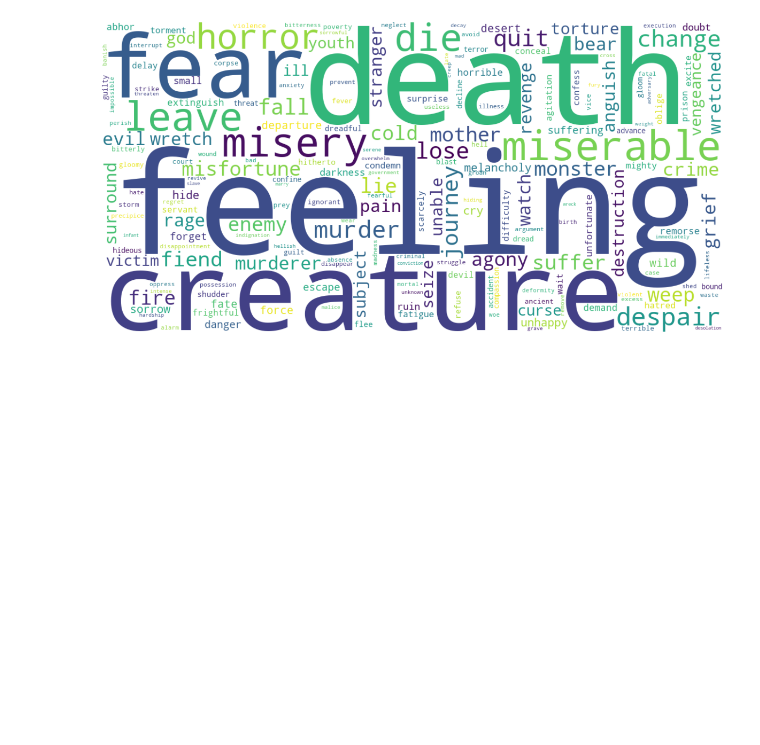
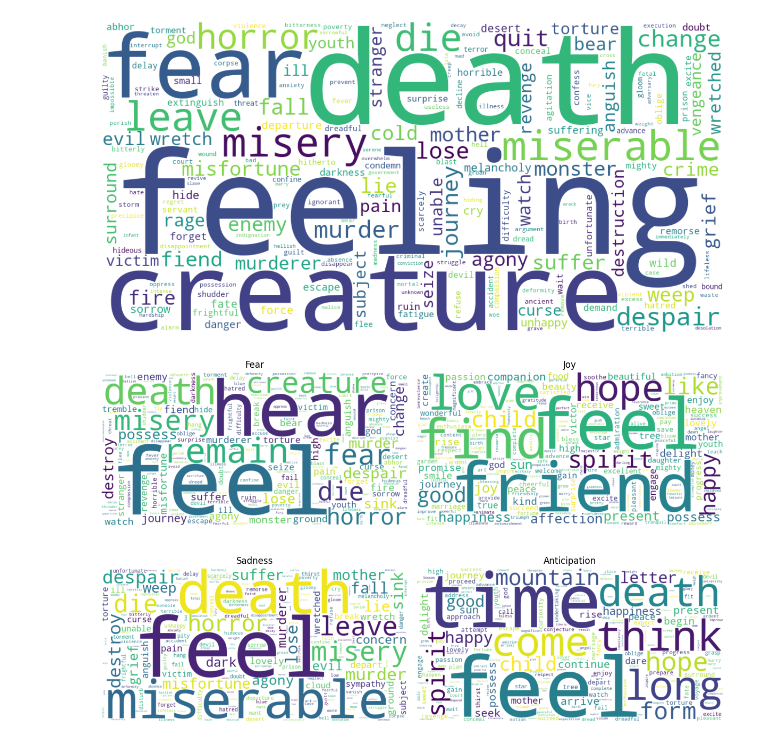
Before and after one commit to jruedas1/digital-humanities-literary-analysis, a Jupyter notebook: frankenstein.ipynb, the cells around one changed output. Cells and saved outputs as stored; diff of their text form; code cells hidden in the pictures; blank space fills up the shorter version.

Commit message:
explore emotion words in frankenstein

```diff
--- a/frankenstein.ipynb
+++ b/frankenstein.ipynb
@@ -176,0 +209,8 @@ plt.show()
+# %%
+fear_counts = generate_emotion_dict('fear_lexicon.txt', frank_doc, nlp)
+# %%
+joy_counts = generate_emotion_dict('joy_lexicon.txt', frank_doc, nlp)
+# %%
+sadness_counts = generate_emotion_dict('sadness_lexicon.txt', frank_doc, nlp)
+# %%
+anticipation_counts = generate_emotion_dict('anticipation_lexicon.txt', frank_doc, nlp)
@@ -176,0 +270,19 @@ plt.show()
+# %%
+plot_wordcloud_grid(
+    [
+        fear_counts,
+        joy_counts,
+        sadness_counts,
+        anticipation_counts
+    ],
+    [
+        "Fear",
+        "Joy",
+        "Sadness",
+        "Anticipation"
+    ],
+    cols=2,
+    savepath='frankenstein_emotion_clouds'
+)
+# %% [output]
+[figure, added]
```
Also changed, not shown: parts of 4 cells of this notebook, 4 other files.
